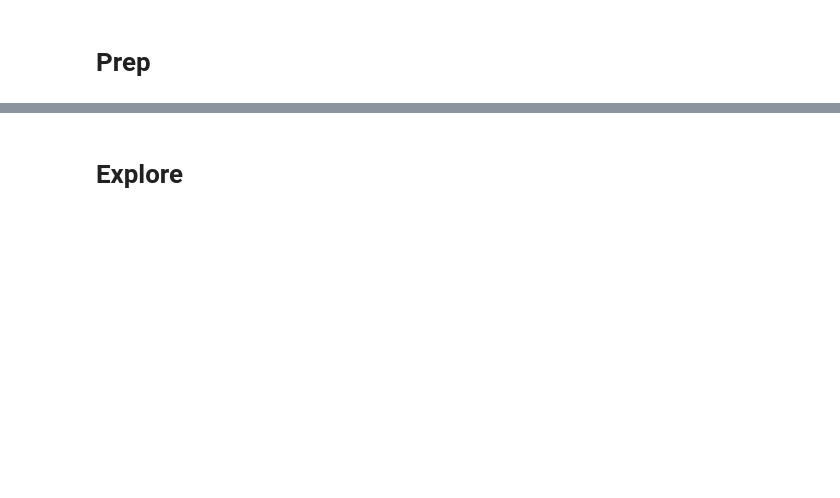
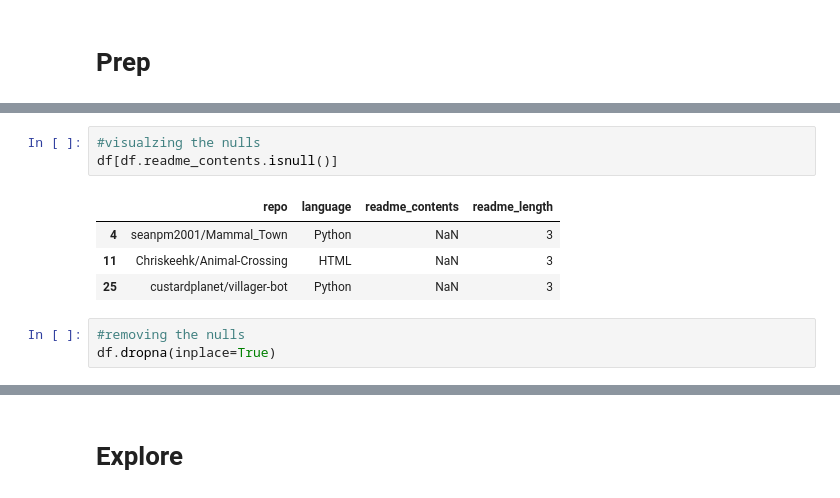
Before and after one commit to GabbyBarajasBroussard/natural-language-processing-project, a Jupyter notebook: walkthrough.ipynb, the cells around one changed output, grey strips where cells are left out. Drawn from its saved outputs; the diff is of its cells as text; blank space fills up the shorter version.

```diff
--- a/walkthrough.ipynb
+++ b/walkthrough.ipynb
@@ -49,0 +69,11 @@ df.to_csv('animal_crossing.csv')
+# %%
+#visualzing the nulls
+df[df.readme_contents.isnull()]
+# %% [output]
+|  | repo | language | readme_contents | readme_length |
+| 4 | seanpm2001/Mammal_Town | Python | NaN | 3 |
+| 11 | Chriskeehk/Animal-Crossing | HTML | NaN | 3 |
+| 25 | custardplanet/villager-bot | Python | NaN | 3 |
+# %%
+#removing the nulls
+df.dropna(inplace=True)
```
Also changed, not shown: parts of 62 cells of this notebook, 6 other files.
